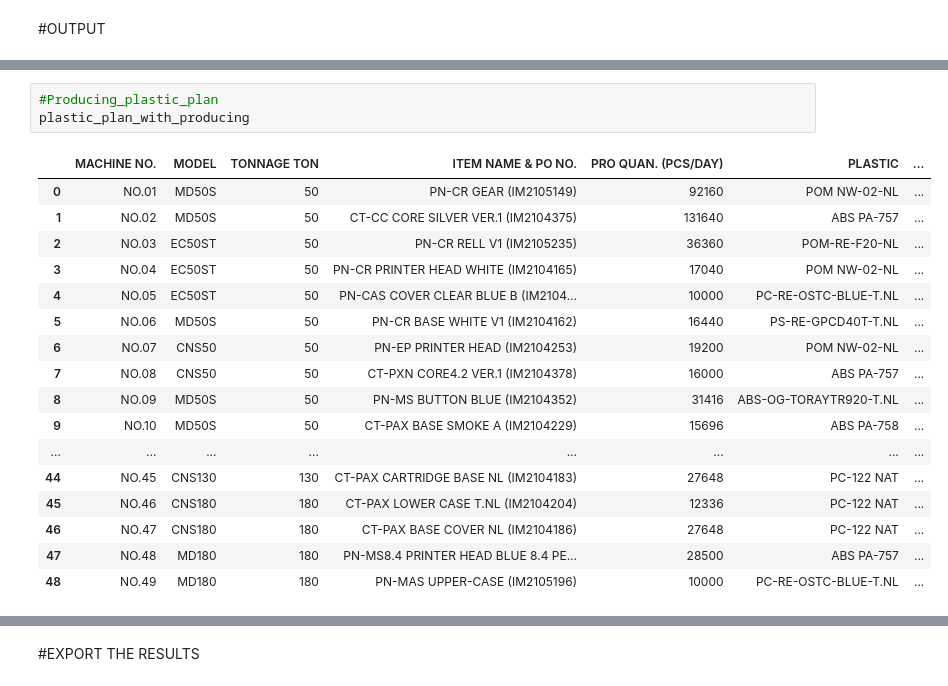
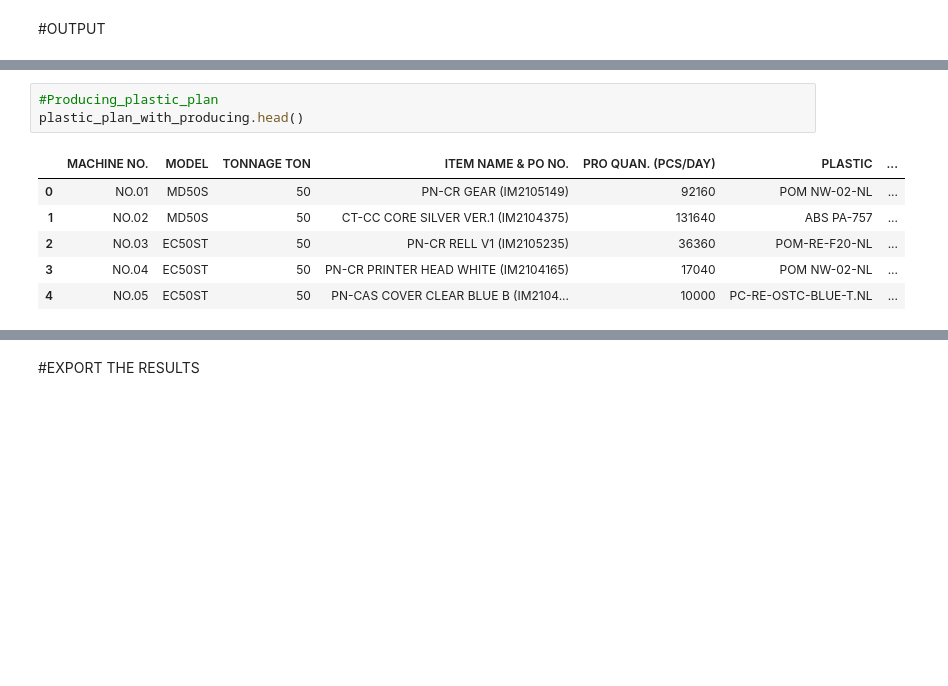
Before and after one commit to ThuyHaLE/ThuyHaLE, a Jupyter notebook: Recommendation_production_planning.ipynb, the cells around one changed output, grey strips where cells are left out. Drawn from its saved outputs; the diff is of its cells as text; blank space fills up the shorter version.

```diff
--- a/Recommendation_production_planning.ipynb
+++ b/Recommendation_production_planning.ipynb
@@ -912,23 +806,12 @@ new_production_plan_with_priority
 # %%
 #Producing_plastic_plan
-plastic_plan_with_producing
+plastic_plan_with_producing.head()
 # %% [output]
 |  | MACHINE NO. | MODEL | TONNAGE TON | ITEM NAME & PO NO. | PRO QUAN. (PCS/DAY) | PLASTIC | ... |
 | 0 | NO.01 | MD50S | 50 | PN-CR GEAR (IM2105149) | 92160 | POM NW-02-NL | ... |
 | 1 | NO.02 | MD50S | 50 | CT-CC CORE SILVER VER.1 (IM2104375) | 131640 | ABS PA-757 | ... |
 | 2 | NO.03 | EC50ST | 50 | PN-CR RELL V1 (IM2105235) | 36360 | POM-RE-F20-NL | ... |
 | 3 | NO.04 | EC50ST | 50 | PN-CR PRINTER HEAD WHITE (IM2104165) | 17040 | POM NW-02-NL | ... |
 | 4 | NO.05 | EC50ST | 50 | PN-CAS COVER CLEAR BLUE B (IM2104... | 10000 | PC-RE-OSTC-BLUE-T.NL | ... |
-| 5 | NO.06 | MD50S | 50 | PN-CR BASE WHITE V1 (IM2104162) | 16440 | PS-RE-GPCD40T-T.NL | ... |
-| 6 | NO.07 | CNS50 | 50 | PN-EP PRINTER HEAD (IM2104253) | 19200 | POM NW-02-NL | ... |
-| 7 | NO.08 | CNS50 | 50 | CT-PXN CORE4.2 VER.1 (IM2104378) | 16000 | ABS PA-757 | ... |
-| 8 | NO.09 | MD50S | 50 | PN-MS BUTTON BLUE (IM2104352) | 31416 | ABS-OG-TORAYTR920-T.NL | ... |
-| 9 | NO.10 | MD50S | 50 | CT-PAX BASE SMOKE A (IM2104229) | 15696 | ABS PA-758 | ... |
-| ... | ... | ... | ... | ... | ... | ... | ... |
-| 44 | NO.45 | CNS130 | 130 | CT-PAX CARTRIDGE BASE NL (IM2104183) | 27648 | PC-122 NAT | ... |
-| 45 | NO.46 | CNS180 | 180 | CT-PAX LOWER CASE T.NL (IM2104204) | 12336 | PC-122 NAT | ... |
-| 46 | NO.47 | CNS180 | 180 | CT-PAX BASE COVER NL (IM2104186) | 27648 | PC-122 NAT | ... |
-| 47 | NO.48 | MD180 | 180 | PN-MS8.4 PRINTER HEAD BLUE 8.4 PE... | 28500 | ABS PA-757 | ... |
-| 48 | NO.49 | MD180 | 180 | PN-MAS UPPER-CASE (IM2105196) | 10000 | PC-RE-OSTC-BLUE-T.NL | ... |
 # %%
 #Pending_plastic_plan
```
Also changed, not shown: parts of 12 cells of this notebook.
